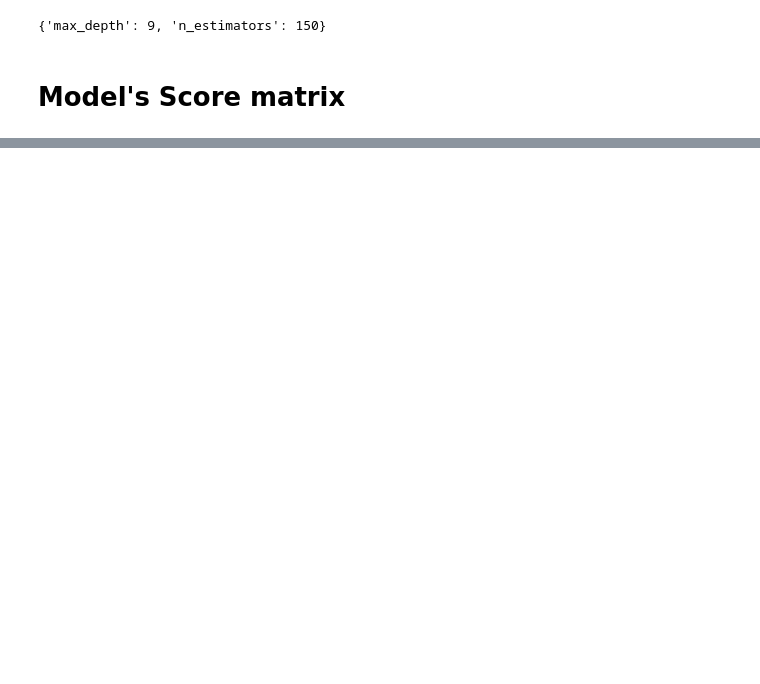
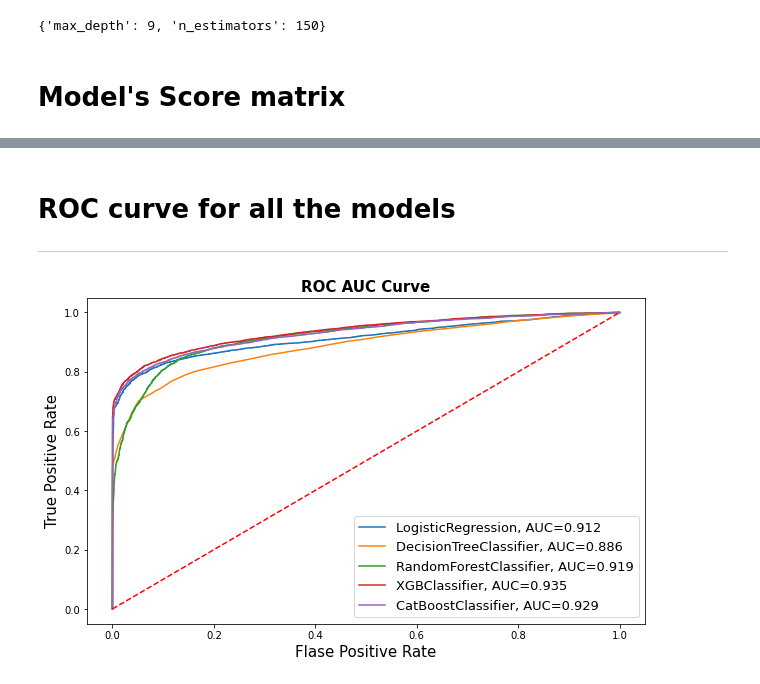
Before and after one commit to Aaryant31/Credit-Card-Default-Prediction, a Jupyter notebook: Rahul_kumar_soni_Credit_Card_Default_Prediction_Capstone_Project.ipynb, the cells around one changed output, grey strips where cells are left out. Drawn from its saved outputs; the diff is of its cells as text; code cells hidden in the pictures; blank space fills up the shorter version.

```diff
--- a/Rahul_kumar_soni_Credit_Card_Default_Prediction_Capstone_Project.ipynb
+++ b/Rahul_kumar_soni_Credit_Card_Default_Prediction_Capstone_Project.ipynb
@@ -1322,0 +1305,3 @@ matrix_df
+# %% [markdown]
+# ROC curve for all the models
+---
@@ -1322,0 +1321,44 @@ matrix_df
+# %%
+classifiers_proba = [(log_reg_best, y_preds_proba_lr),
+                    (DecisionTree, y_preds_proba_dt),
+                    (rfc_best, y_preds_proba_rfc),
+                    (xgbc_best, y_preds_proba_xgbc),
+                    (cat_best, y_preds_proba_cat),
+                    ]
+
+# Define a result table as a DataFrame
+result_table = pd.DataFrame(columns=['classifiers', 'fpr','tpr','auc'])
+
+# Train the models and record the results
+for pair in classifiers_proba:
+
+    fpr, tpr, _ = roc_curve(y_test,  pair[1])
+    auc = roc_auc_score(y_test, pair[1])
+
+    result_table = result_table.append({'classifiers':pair[0].__class__.__name__,
+                                        'fpr':fpr,
+                                        'tpr':tpr,
+                                        'auc':auc}, ignore_index=True)
+
+# Set name of the classifiers as index labels
+result_table.set_index('classifiers', inplace=True)
+# %%
+fig = plt.figure(figsize=(10,6))
+
+for i in result_table.index:
+    plt.plot(result_table.loc[i]['fpr'],
+             result_table.loc[i]['tpr'],
+             label="{}, AUC={:.3f}".format(i, result_table.loc[i]['auc']))
+
+plt.plot([0,1], [0,1],'r--')
+
+plt.xlabel("Flase Positive Rate", fontsize=15)
+
+plt.ylabel("True Positive Rate", fontsize=15)
+
+plt.title('ROC AUC Curve', fontweight='bold', fontsize=15)
+plt.legend(prop={'size':13}, loc='lower right')
+
+plt.show()
+# %% [output]
+[figure, added]
```
Also changed, not shown: parts of 30 cells of this notebook.
